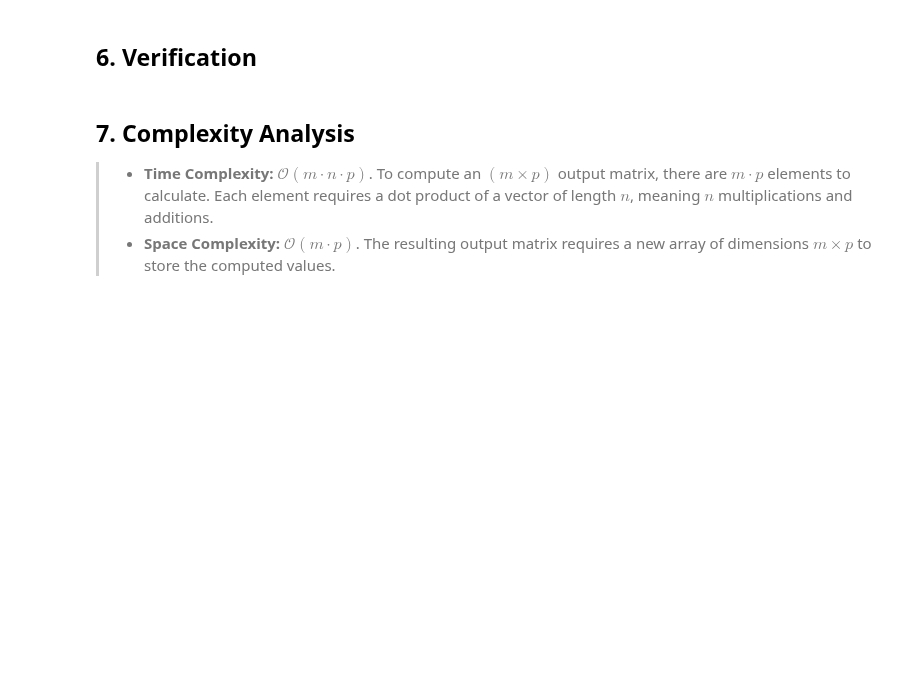
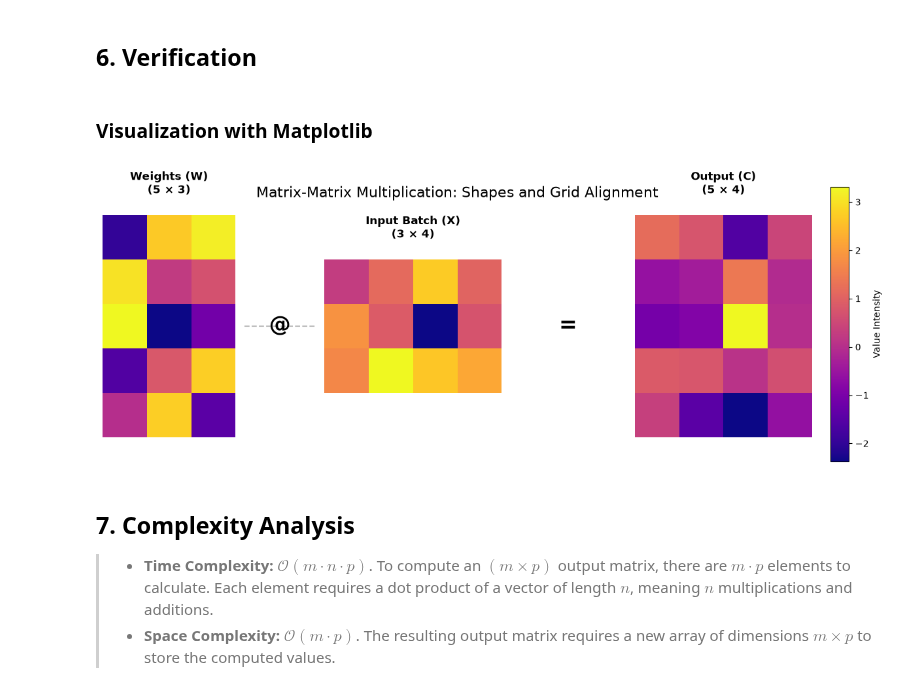
Before and after one commit to suwasghale/math-for-ai-100-days, a Jupyter notebook: Day_011_Matrix-Matrix_Multiplication_(Combining_transformations___Forward_passes)/day_011.ipynb, the cells around one changed output. Cells and saved outputs as stored; diff of their text form; code cells hidden in the pictures; blank space fills up the shorter version.

Commit message:
shapes and grid alignment visualization

```diff
--- a/Day_011_Matrix-Matrix_Multiplication_(Combining_transformations___Forward_passes)/day_011.ipynb
+++ b/Day_011_Matrix-Matrix_Multiplication_(Combining_transformations___Forward_passes)/day_011.ipynb
@@ -119,6 +119,62 @@ print(f"NumPy '@' Operator Time:  {vectorized_time:.6f} seconds")
 speedup = manual_time / vectorized_time
 print(f"\n🚀 Vectorized Matrix Math is {speedup:.1f} times faster!")
 print(f"Mathematical equivalence: {np.allclose(manual_output, vectorized_output)}")
+# %% [markdown]
+### Visualization with Matplotlib
+# %%
+import numpy as np
+import matplotlib.pyplot as plt
+
+# ==========================================
+# Data Setup for Heatmap Visualization
+# ==========================================
+
+# Let's map a small conceptual neural network layer processing a batch
+# W = Weight Matrix (5 neurons, 3 features) -> Shape (5, 3)
+# X = Input Batch (3 features, 4 examples)  -> Shape (3, 4)
+W_vis = np.random.randn(5, 3)
+X_vis = np.random.randn(3, 4)
+
+# C = Output Activations -> Shape (5, 4)
+C_vis = W_vis @ X_vis
+
+# ==========================================
+# Plotting
+# ==========================================
+
+fig, ax = plt.subplots(1, 1, figsize=(14, 6))
+ax.set_title("Matrix-Matrix Multiplication: Shapes and Grid Alignment", fontsize=16, pad=20)
+ax.axis('off')
+
+# Plot Weight Matrix (A)
+im_w = ax.imshow(W_vis, extent=[0, 3, 0, 5], cmap='plasma')
+ax.text(1.5, 5.5, 'Weights (W)\n(5 × 3)', ha='center', fontsize=12, weight='bold')
+
+# Math symbol
+ax.text(4, 2.5, '@', ha='center', va='center', fontsize=24, weight='bold')
+
+# Plot Input Batch Matrix (B)
+im_x = ax.imshow(X_vis, extent=[5, 9, 1, 4], cmap='plasma')
+ax.text(7, 4.5, 'Input Batch (X)\n(3 × 4)', ha='center', fontsize=12, weight='bold')
+
+# Math symbol
+ax.text(10.5, 2.5, '=', ha='center', va='center', fontsize=24, weight='bold')
+
+# Plot Output Matrix (C)
+im_c = ax.imshow(C_vis, extent=[12, 16, 0, 5], cmap='plasma')
+ax.text(14, 5.5, 'Output (C)\n(5 × 4)', ha='center', fontsize=12, weight='bold')
+
+# Add visual guides (lines showing the inner dimensions match)
+ax.plot([3.2, 4.8], [2.5, 2.5], color='grey', linestyle='--', alpha=0.5)
+
+# Add colorbar for reference
+cbar_ax = fig.add_axes([0.92, 0.15, 0.02, 0.7])
+fig.colorbar(im_c, cax=cbar_ax, label='Value Intensity')
+
+plt.subplots_adjust(wspace=0.4)
+plt.show()
+# %% [output]
+[figure, added]
 # %% [markdown]
 ## 7. Complexity Analysis
 > - **Time Complexity:** $\mathcal{O}(m \cdot n \cdot p)$. To compute an $(m \times p)$ output matrix, there are $m \cdot p$ elements to calculate. Each element requires a dot product of a vector of length $n$, meaning $n$ multiplications and additions.
```
